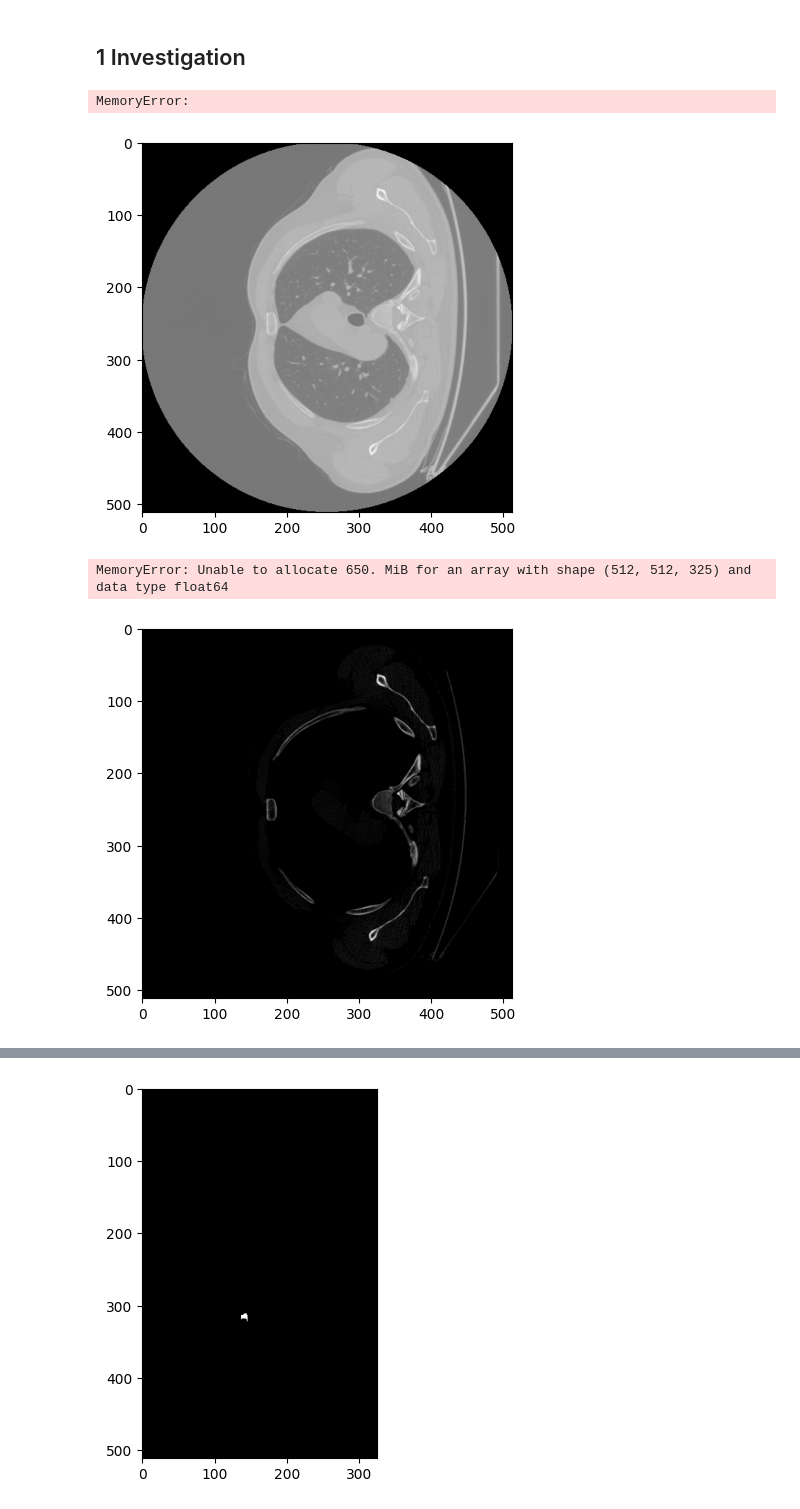
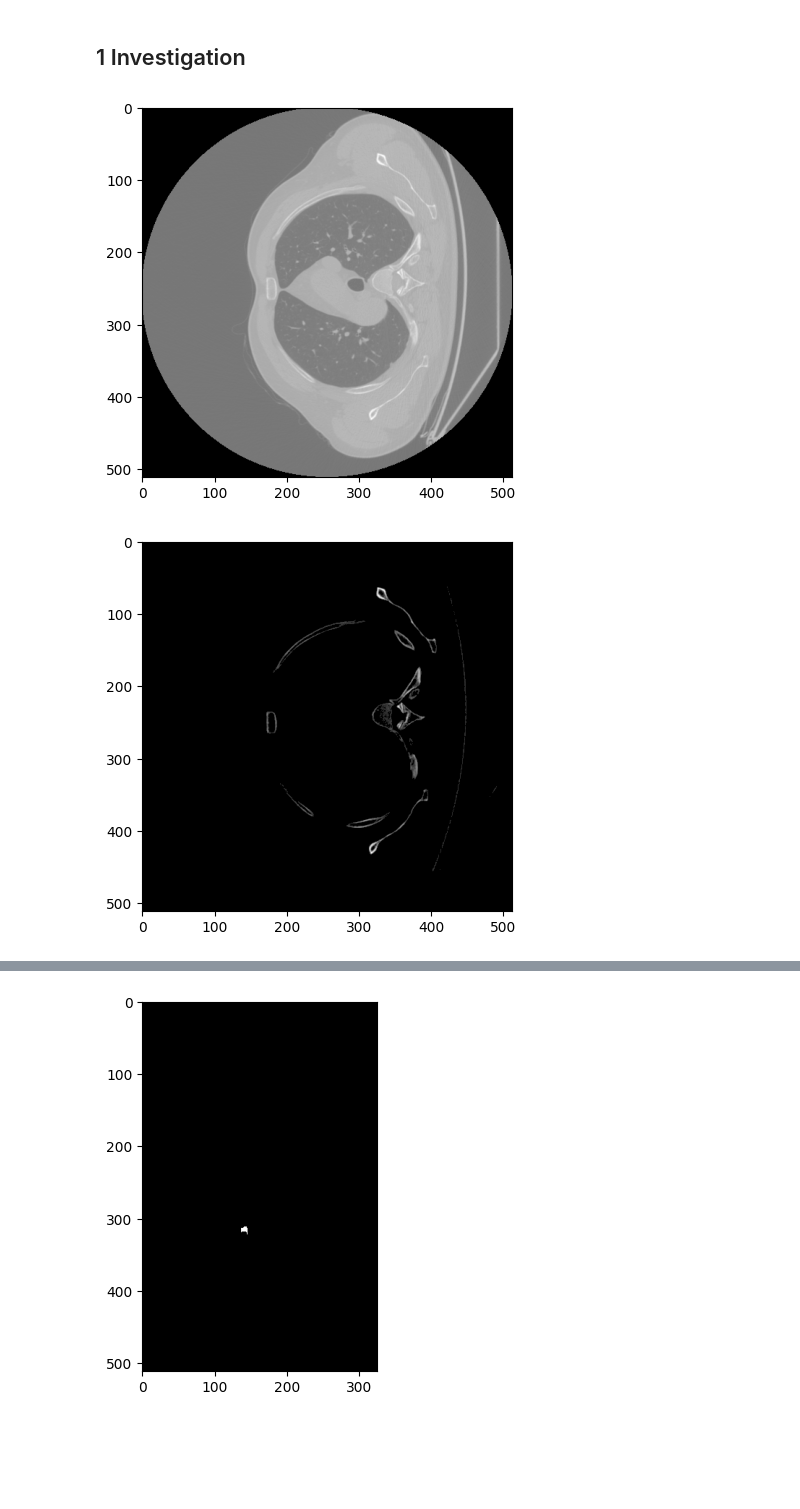
Before and after one commit to elidub/MedicalImaging_Ribfracture, a Jupyter notebook: notebooks/data_exploration_martijn.ipynb, the cells around one changed output, grey strips where cells are left out. Saved outputs shown, nothing was run; the diff lists cells and outputs as text; code cells hidden in the pictures; blank space fills up the shorter version.

```diff
--- a/notebooks/data_exploration_martijn.ipynb
+++ b/notebooks/data_exploration_martijn.ipynb
@@ -20,26 +20,32 @@ def read_image(file_path):
     header = nii_img.header
     return image_data, header
 # %%
-image_data, _ = read_image(os.path.join(path, 'data_dev/data_dev/train/images/RibFrac421-image.nii.gz'))
-label_data, header = read_image(os.path.join(path, 'data_dev/data_dev/train/labels/RibFrac421-label.nii.gz'))
+image_data, _ = read_image(os.path.join(path, 'data_dev/train/images/RibFrac421-image.nii.gz'))
+label_data, header = read_image(os.path.join(path, 'data_dev/train/labels/RibFrac421-label.nii.gz'))
-# %% [output]
-MemoryError:
-# %%
-import matplotlib.pyplot as plt
-import numpy as np
-
-def imagerelu(x):
-    return np.where(np.asarray(x) > 0, x, 0)
-
-# plot the image
-plt.imshow(image_data[:,:,240], cmap='gray')
-plt.show()
-
-# plot transformed image
-plt.imshow(imagerelu(image_data[:,:,240]), cmap='gray')
-
-image_data = imagerelu(image_data)
-# %% [output]
-[figure, removed]
-MemoryError: Unable to allocate 650. MiB for an array with shape (512, 512, 325) and data type float64
-[figure, removed]
+# %%
+import matplotlib.pyplot as plt
+import numpy as np
+
+# plot the image
+plt.imshow(image_data[:,:,240], cmap='gray')
+plt.show()
+
+def imagerelu(x):
+    return np.where(np.asarray(x) > 200, x, 0)
+
+# plot transformed image
+image_data_transformed = imagerelu(image_data)
+
+plt.imshow(image_data_transformed[:,:,240], cmap='gray')
+plt.show()
+
+#plot 3D sideview. Might take a bit of time.
+fig = plt.figure()
+ax = fig.add_subplot(111, projection='3d')
+z, x, y = image_data_transformed.nonzero()
+ax.scatter(x, y, z, c=z, alpha=1)
+ax.view_init(90,-90)
+plt.show()
+# %% [output]
+[figure, added]
+[figure, added]
```
Also changed, not shown: parts of 4 cells of this notebook.
